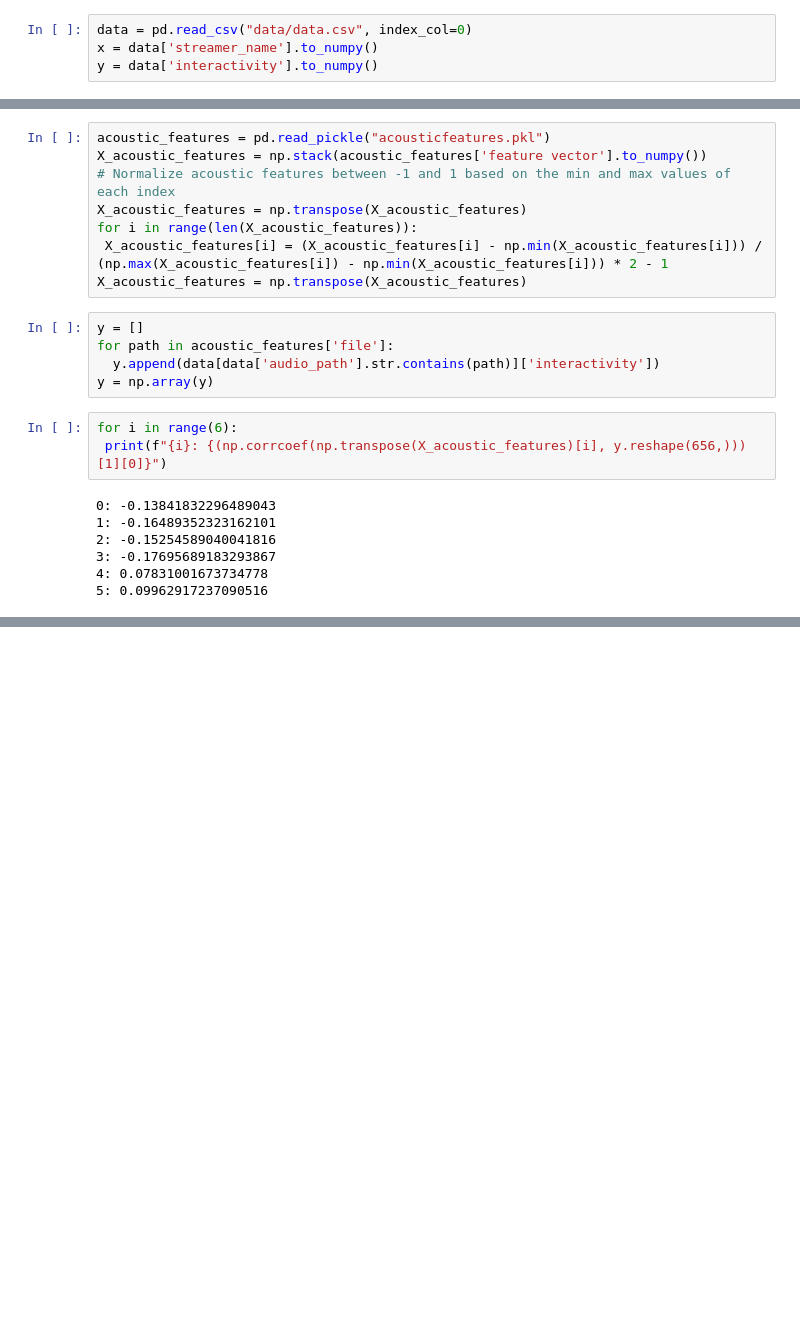
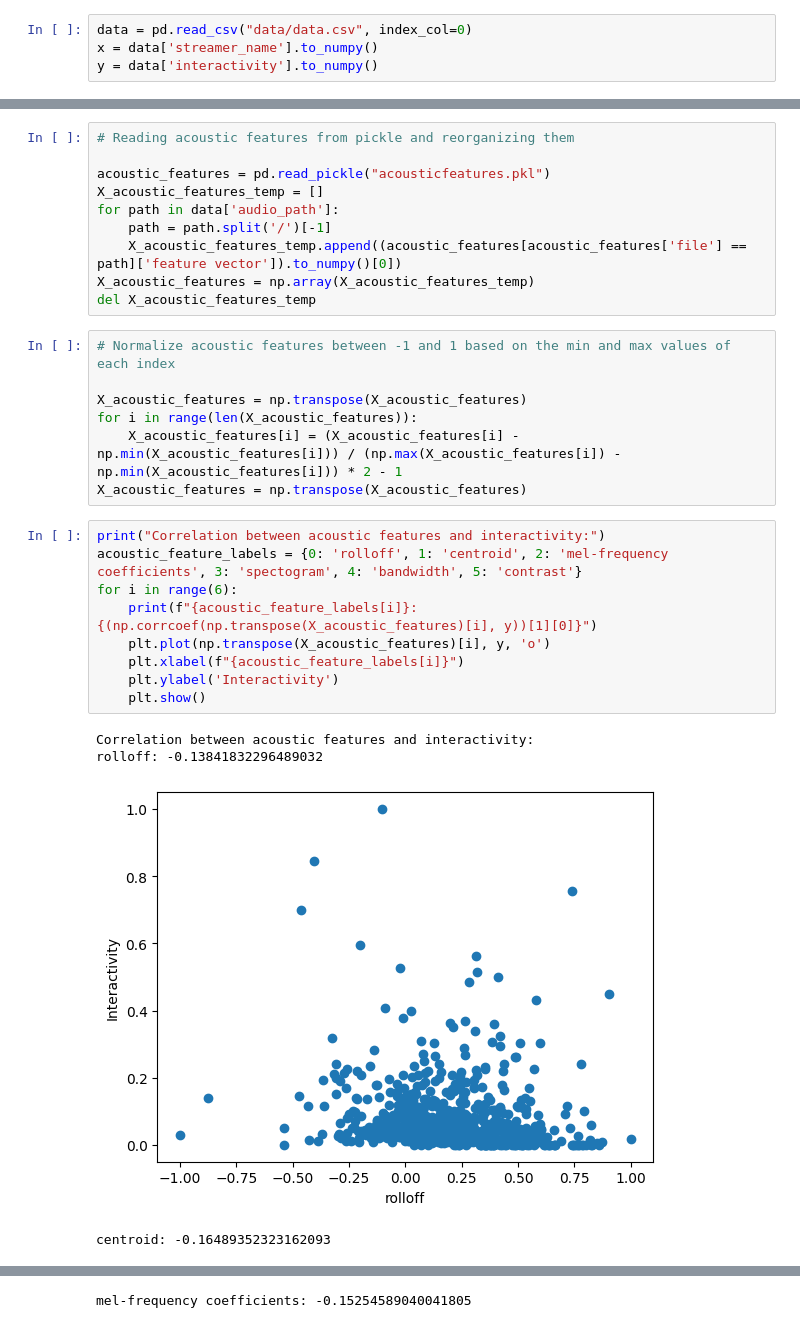
Before and after one commit to GraysonKornberg/Streamer-Interactivity-Analyzer, a Jupyter notebook: main.ipynb, the cells around one changed output, grey strips where cells are left out. Drawn from its saved outputs; the diff is of its cells as text; blank space fills up the shorter version.

Commit message:
EDA of acoustic and video features random forest models for acoustic and video

```diff
--- a/main.ipynb
+++ b/main.ipynb
@@ -29,23 +40,31 @@ Variance: 0.011081600679723934
+# %%
+# Reading acoustic features from pickle and reorganizing them
+
+acoustic_features = pd.read_pickle("acousticfeatures.pkl")
+X_acoustic_features_temp = []
+for path in data['audio_path']:
+    path = path.split('/')[-1]
+    X_acoustic_features_temp.append((acoustic_features[acoustic_features['file'] == path]['feature vector']).to_numpy()[0])
+X_acoustic_features = np.array(X_acoustic_features_temp)
+del X_acoustic_features_temp
 # %%
-acoustic_features = pd.read_pickle("acousticfeatures.pkl")
-X_acoustic_features = np.stack(acoustic_features['feature vector'].to_numpy())
 # Normalize acoustic features between -1 and 1 based on the min and max values of each index
+
 X_acoustic_features = np.transpose(X_acoustic_features)
 for i in range(len(X_acoustic_features)):
- X_acoustic_features[i] = (X_acoustic_features[i] - np.min(X_acoustic_features[i])) / (np.max(X_acoustic_features[i]) - np.min(X_acoustic_features[i])) * 2 - 1
+    X_acoustic_features[i] = (X_acoustic_features[i] - np.min(X_acoustic_features[i])) / (np.max(X_acoustic_features[i]) - np.min(X_acoustic_features[i])) * 2 - 1
 X_acoustic_features = np.transpose(X_acoustic_features)
-# %%
-y = []
-for path in acoustic_features['file']:
-  y.append(data[data['audio_path'].str.contains(path)]['interactivity'])
-y = np.array(y)
-# %%
-for i in range(6):
- print(f"{i}: {(np.corrcoef(np.transpose(X_acoustic_features)[i], y.reshape(656,)))[1][0]}")
-# %% [output]
-0: -0.13841832296489043
-1: -0.16489352323162101
-2: -0.15254589040041816
-3: -0.17695689183293867
-4: 0.07831001673734778
-5: 0.09962917237090516
+# %%
+print("Correlation between acoustic features and interactivity:")
+acoustic_feature_labels = {0: 'rolloff', 1: 'centroid', 2: 'mel-frequency coefficients', 3: 'spectogram', 4: 'bandwidth', 5: 'contrast'}
+for i in range(6):
+    print(f"{acoustic_feature_labels[i]}: {(np.corrcoef(np.transpose(X_acoustic_features)[i], y))[1][0]}")
+    plt.plot(np.transpose(X_acoustic_features)[i], y, 'o')
+    plt.xlabel(f"{acoustic_feature_labels[i]}")
+    plt.ylabel('Interactivity')
+    plt.show()
+# %% [output]
+Correlation between acoustic features and interactivity:
+rolloff: -0.13841832296489032
+[figure, added]
+centroid: -0.16489352323162093
@@ -51,0 +72 @@ for i in range(6):
+mel-frequency coefficients: -0.15254589040041805
```
Also changed, not shown: parts of 29 cells of this notebook, 1 other file.
